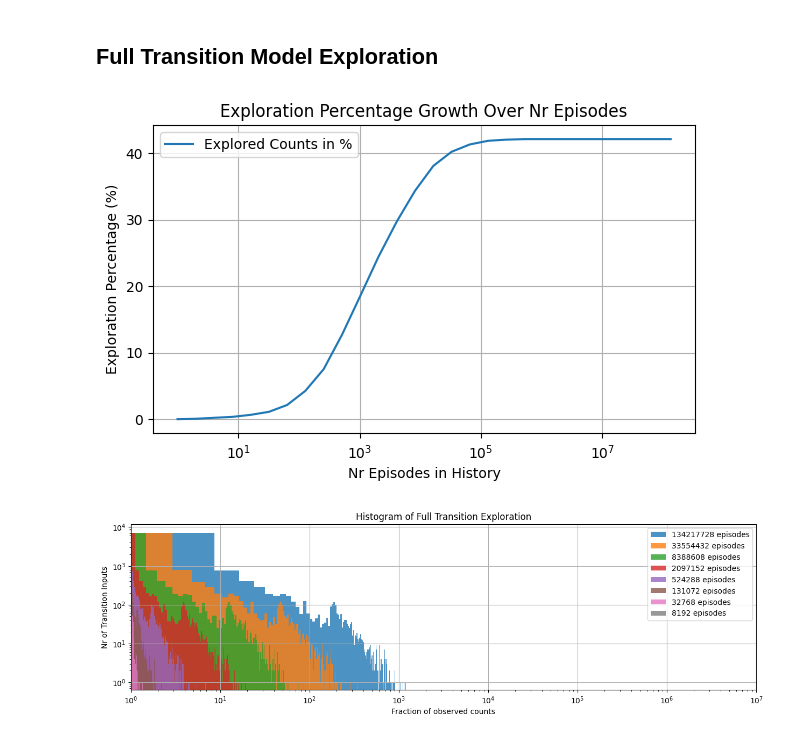
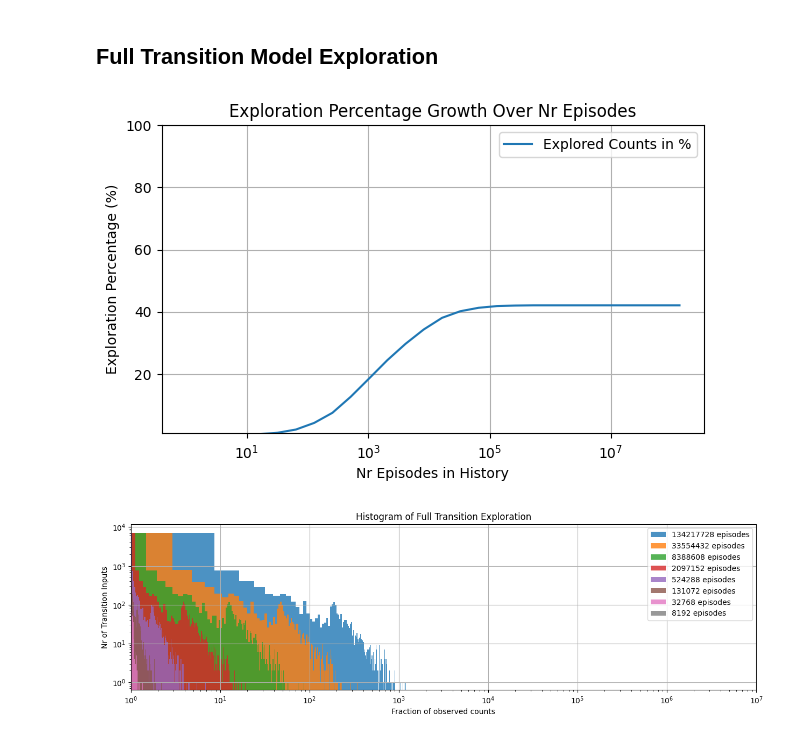
Before and after one commit to luisastue/hc-rl-thompson-sampling, a Jupyter notebook: sepsis/custom_sepsis/src/custom_sepsis/history.ipynb, the cells around one changed output. Cells and saved outputs as stored; diff of their text form; code cells hidden in the pictures.

```diff
--- a/sepsis/custom_sepsis/src/custom_sepsis/history.ipynb
+++ b/sepsis/custom_sepsis/src/custom_sepsis/history.ipynb
@@ -173,31 +173,33 @@ plt.show()
 # %% [markdown]
 ## Full Transition Model Exploration
 # %%
+
 exploration_data = []
 iterations = list(full.state_counts.keys())
 
 for iteration in iterations:
     exploration_per_input = {}
     exploration_per_input = {(i,j): np.sum(full.state_counts[iteration][i,j]) / n_states for i in range(n_states) for j in range(n_actions)}
     flat = np.array(list(exploration_per_input.values()))
     # incorporate sums
     explored_percentage = len(flat[flat > 1]) / len(flat) * 100
     exploration_data.append(explored_percentage)
 
 plt.figure(figsize=(7, 4))
 
 plt.plot(iterations, exploration_data, label=f"Explored Counts in %")
 
 plt.xlabel('Nr Episodes in History')
 plt.ylabel('Exploration Percentage (%)')
 plt.title('Exploration Percentage Growth Over Nr Episodes')
 plt.legend()
 plt.grid(True)
+plt.ylim(1, 100)
 plt.xscale('log', base=10)
 
 plt.show()
 # %% [output]
-[figure, old version]
+[figure, new version]
 # %%
 exploration_data = []
 iterations = list(full.state_counts.keys())
```
Also changed, not shown: 3 other files.
